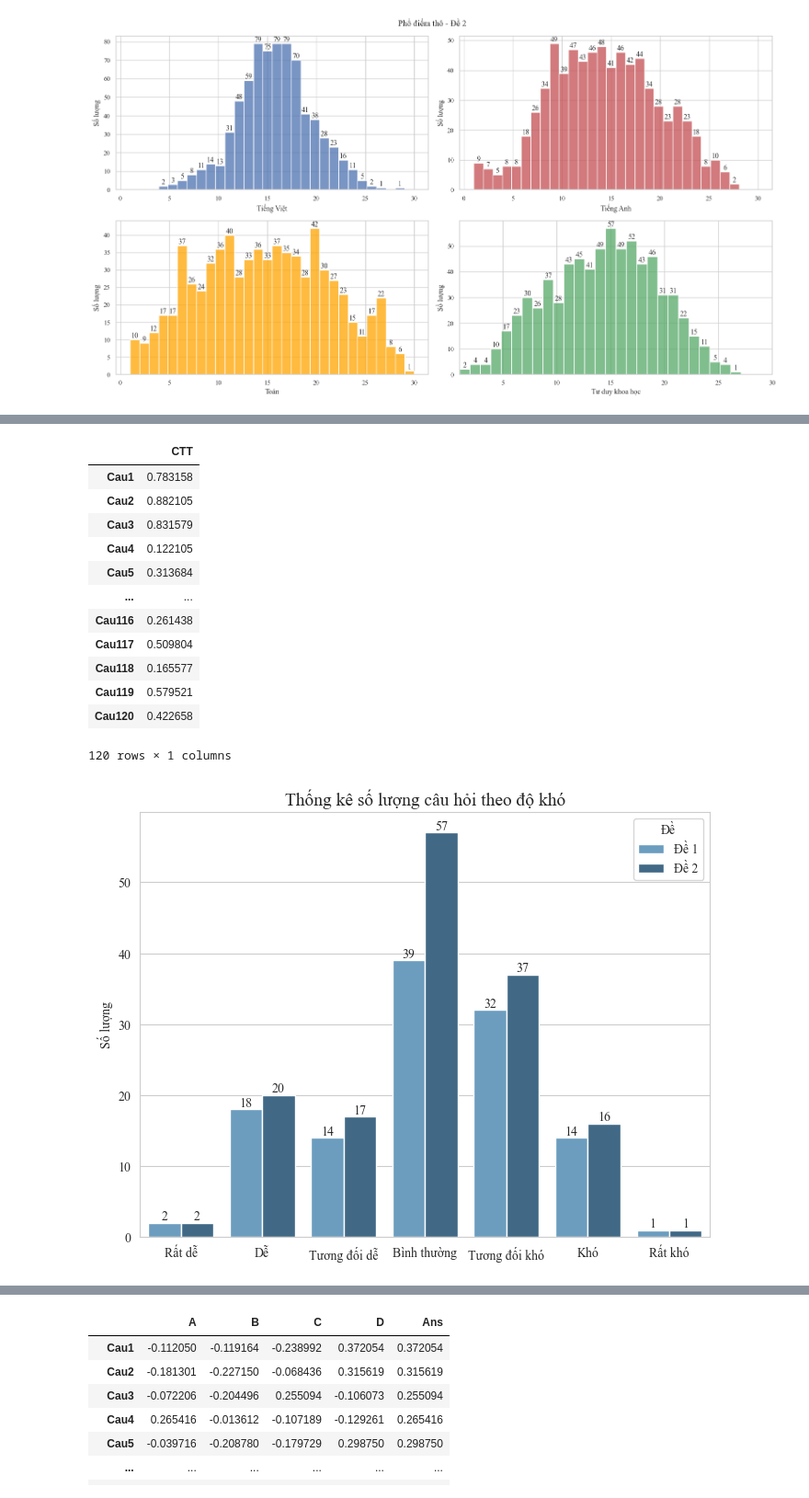
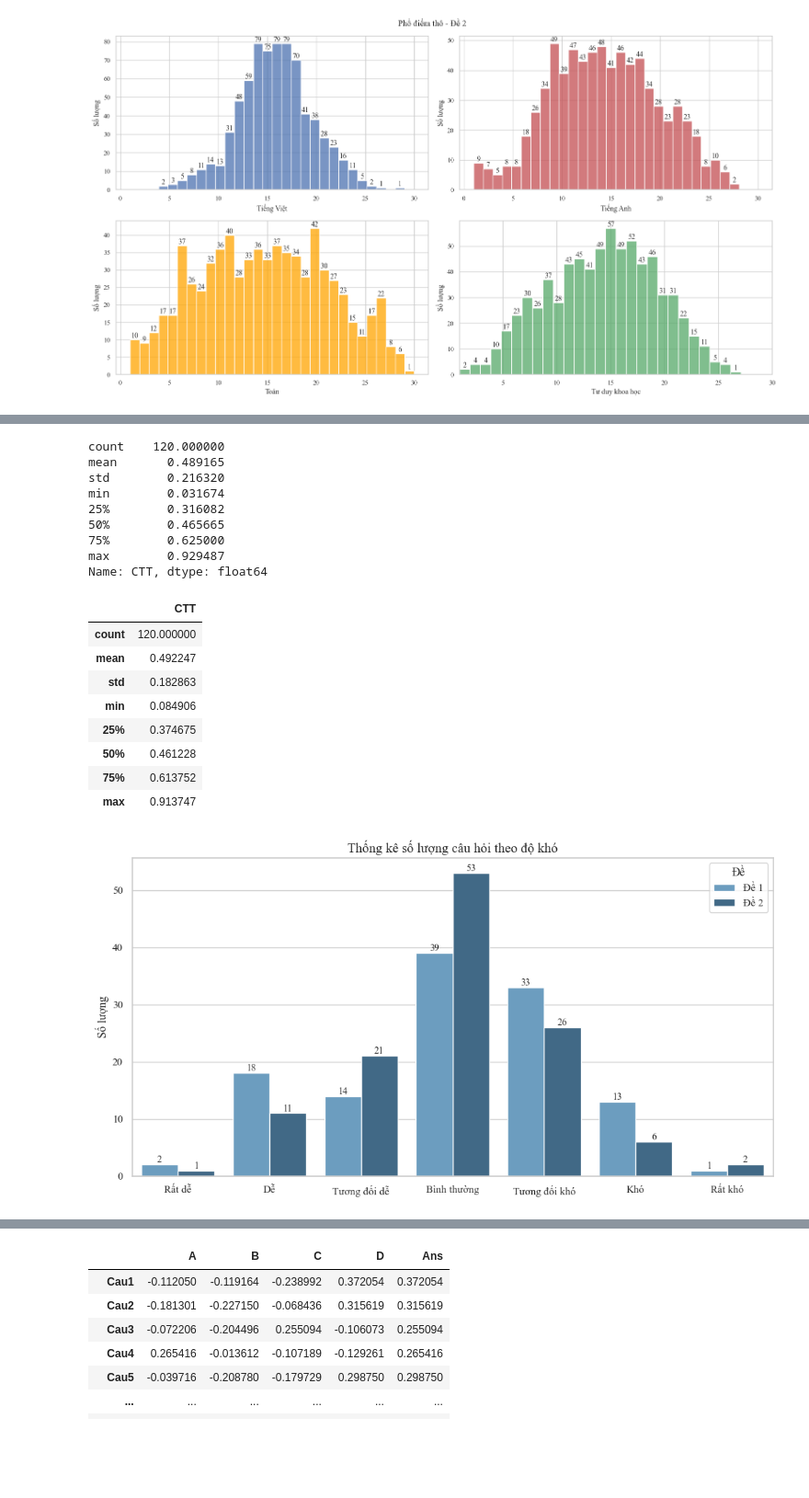
Before and after one commit to DuongThai2712/item-analysis-and-mmle-irt, a Jupyter notebook: main.ipynb, the cells around one changed output, grey strips where cells are left out. Shown: that part at 92% size. Saved outputs shown, nothing was run; the diff lists cells and outputs as text; code cells hidden in the pictures; blank space fills up the shorter version.

Commit message:
Updated drop_duplicates

```diff
--- a/main.ipynb
+++ b/main.ipynb
@@ -13,6 +13,9 @@ df_dot1 = pd.read_csv("lan1.csv")
 df_dot2 = pd.read_csv("lan2.csv")
 da_1 = pd.read_csv("ans_1.csv", delimiter=";")
 da_2 = pd.read_csv("ans_2.csv", delimiter=";")
+
+df_dot1.drop_duplicates(subset=['Email'], keep='last', inplace=True)
+df_dot2.drop_duplicates(subset=['Email'], keep='last', inplace=True)
 # %%
 df_dot1, df_dot2, da_1, da_2
 # %% [output]
@@ -140,6 +143,9 @@ def tinh_diem(df_chamdiem):
 
 df_TV1, df_TA1, df_TO1, df_KH1 = tach_phan(df_chamdiem_1)
 df_TV2, df_TA2, df_TO2, df_KH2 = tach_phan(df_chamdiem_2)
+
+for data in [df_TV1, df_TA1, df_TO1, df_KH1, df_TV2, df_TA2, df_TO2, df_KH2]:
+    data = tinh_diem(data)
 # %%
 # Vẽ biểu đồ thành phần
 def draw_plot(df, col_name: str, title: str, range):
@@ -214,0 +262,20 @@ draw_plot(df_raw2, col_name='Raw', title='Phổ điểm thô - Đề 2', range=(
+# %%
+sns.set_theme(style="whitegrid")
+plt.figure(figsize=(10,5))
+plt.rcParams['font.family'] = 'serif'
+plt.rcParams['font.serif'] = ['Times New Roman']
+
+sns.histplot(rawtotal_2, bins=24, binrange=(1, 120), kde=True, color='purple')
+#thêm giá trị vào từng cột
+for p in plt.gca().patches:
+    height = p.get_height()
+    if height > 0:
+        plt.gca().annotate(f'{int(height)}',
+                         (p.get_x() + p.get_width() / 2., height),
+                         ha='center',va='bottom', fontsize=10)
+
+plt.title('Phổ điểm theo điểm thô - Đề 2')
+plt.xlabel("Số câu đúng")
+plt.ylabel("Số lượng")
+
+plt.show()
@@ -215,33 +284,39 @@ draw_plot(df_raw2, col_name='Raw', title='Phổ điểm thô - Đề 2', range=(
 # %%
 b_1, b_2 =  pd.DataFrame(), pd.DataFrame()
 for data in [df_TV1, df_TA1, df_TO1, df_KH1]:
-    data = tinh_diem(data)
     b = (ctt.cal_diff(data[data['Null'] < 30])) # loại những thí sinh không thi 1 phần (bỏ toàn bộ câu hỏi của phần thi đó)
     b_1 = pd.concat([b_1, b], axis=0)
 
 for data in [df_TV2, df_TA2, df_TO2, df_KH2]:
-    data = tinh_diem(data)
     b = (ctt.cal_diff(data[data['Null'] < 30])) # loại những thí sinh không thi 1 phần (bỏ toàn bộ câu hỏi của phần thi đó)
-    b_2 = pd.concat([b_1, b], axis=0)
+    b_2 = pd.concat([b_2, b], axis=0)
 
 b_1 = b_1.rename({0: 'CTT'}, axis=1)
 b_2 = b_2.rename({0: 'CTT'}, axis=1)
 # %%
-b_1
+b_1['CTT'].describe()
 # %% [output]
-|  | CTT |
-| Cau1 | 0.783158 |
-| Cau2 | 0.882105 |
-| Cau3 | 0.831579 |
-| Cau4 | 0.122105 |
-| Cau5 | 0.313684 |
-| ... | ... |
-| Cau116 | 0.261438 |
-| Cau117 | 0.509804 |
-| Cau118 | 0.165577 |
-| Cau119 | 0.579521 |
-| Cau120 | 0.422658 |
-120 rows × 1 columns
+count    120.000000
+mean       0.489165
+std        0.216320
+min        0.031674
+25%        0.316082
+50%        0.465665
+75%        0.625000
+max        0.929487
+Name: CTT, dtype: float64
+# %%
+b_2.describe()
+# %% [output]
+|  | CTT |
+| count | 120.000000 |
+| mean | 0.492247 |
+| std | 0.182863 |
+| min | 0.084906 |
+| 25% | 0.374675 |
+| 50% | 0.461228 |
+| 75% | 0.613752 |
+| max | 0.913747 |
 # %%
 def b_category(diff):
     if diff > 0.9:
@@ -264,26 +339,26 @@ b_2['Phân loại'] = b_2['CTT'].apply(b_category)
 # %%
 sns.set_style("whitegrid")
 plt.rcParams['font.family'] = 'serif'
 plt.rcParams['font.serif'] = ['Times New Roman']
-plt.figure(figsize=(8, 6))
+plt.figure(figsize=(12, 6))
 
 b1 = b_1.copy()
 b2 = b_2.copy()
 
 b1["Đề"] = "Đề 1"
 b2["Đề"] = "Đề 2"
 merged = pd.concat([b1, b2], ignore_index=True)
 sns.countplot(data=merged, x='Phân loại', palette='Blues_d', order=['Rất dễ', 'Dễ', 'Tương đối dễ', 'Bình thường',
                                                                     'Tương đối khó', 'Khó','Rất khó'], hue='Đề')
 plt.title('Thống kê số lượng câu hỏi theo độ khó', fontsize=14)
 plt.xlabel(None)
 plt.ylabel('Số lượng')
 
 #thêm nhãn trên mỗi cột
 for p in plt.gca().patches:
     height = p.get_height()
     if height >0:
         plt.gca().annotate(f'{int(height)}', (p.get_x() + p.get_width() / 2, height),
                         ha='center', va='bottom', fontsize=10)
 # %% [output]
-[figure, old version]
+[figure, new version]
```
Also changed, not shown: parts of 19 cells of this notebook.
